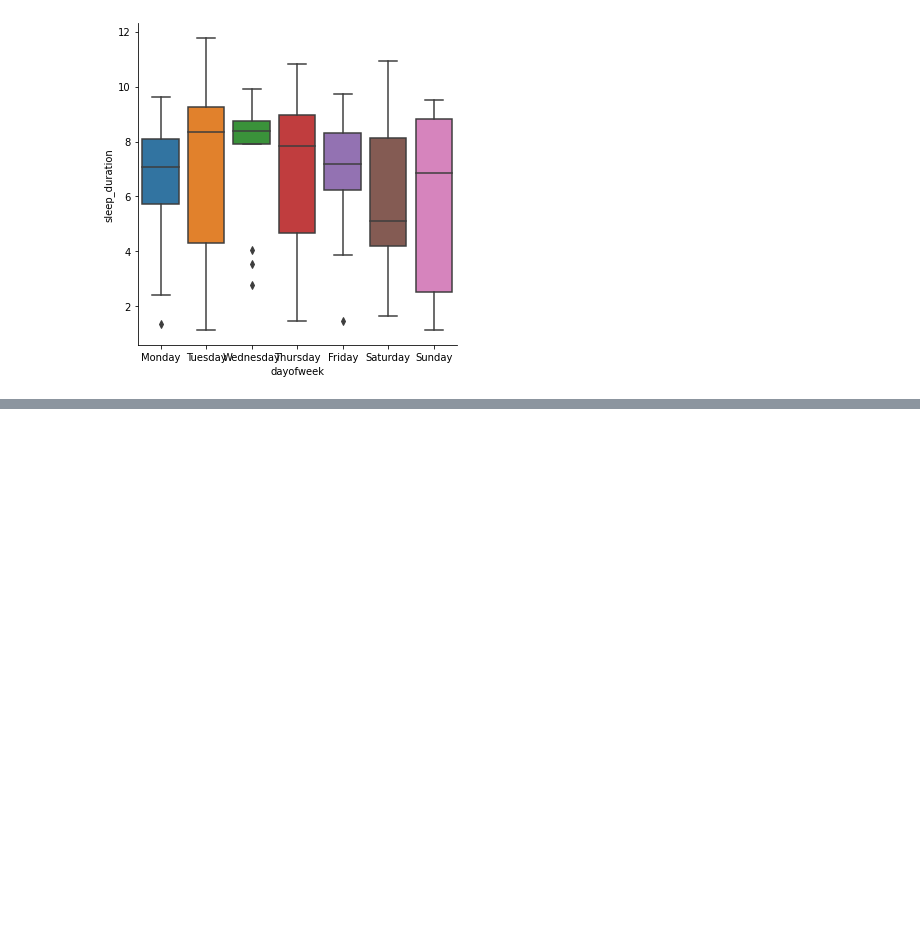
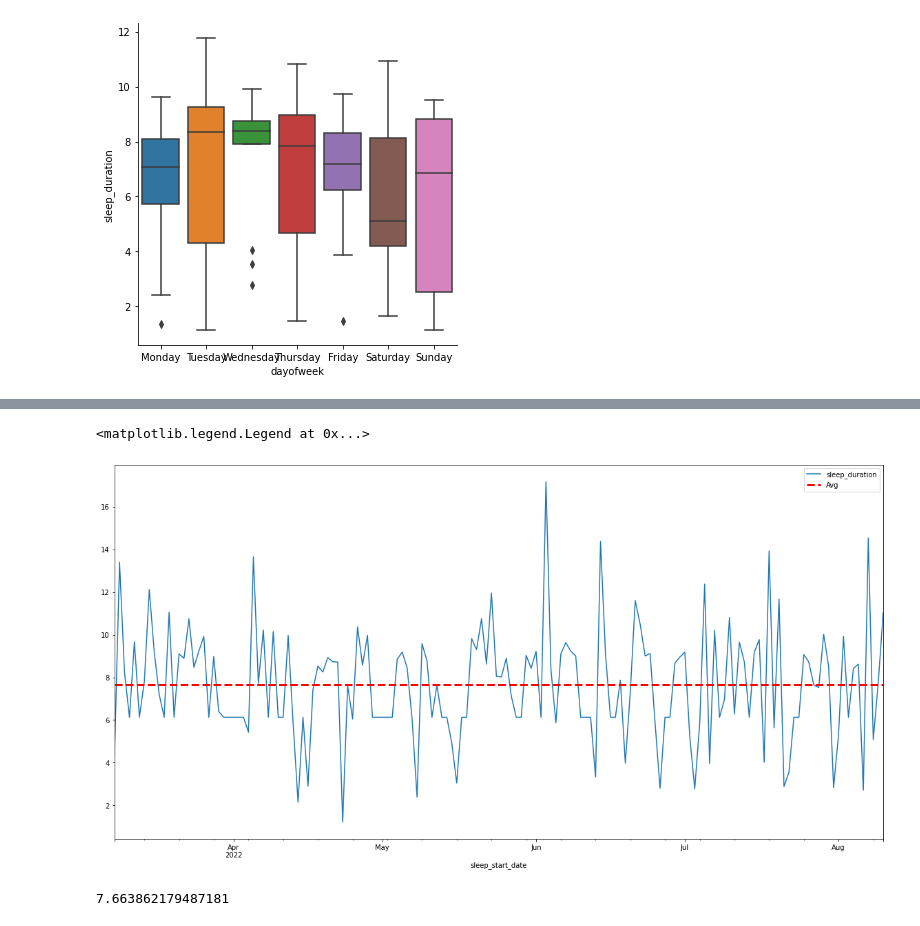
Before and after one commit to Brierley77/Sleep_Data_Analysis, a Jupyter notebook: Sleep Data Analysis .ipynb, the cells around one changed output, grey strips where cells are left out. Drawn from its saved outputs; the diff is of its cells as text; code cells hidden in the pictures; blank space fills up the shorter version.

```diff
--- a/Sleep Data Analysis .ipynb
+++ b/Sleep Data Analysis .ipynb
@@ -482,0 +530,18 @@ df2.head()
+# %%
+df_2_num['sleep_duration'] = df_2_num['sleep_duration'].replace(0.0, df_2_num['sleep_duration'].mean())
+# %%
+plt.figure(figsize=(20,10))
+
+df_2_num.sleep_duration.plot()
+
+
+# plotting the average line
+plt.axhline(y=np.nanmean(df_2_num.sleep_duration), color='red', linestyle='--', linewidth=3, label='Avg')
+plt.legend()
+# %% [output]
+<matplotlib.legend.Legend at 0x...>
+[figure, added]
+# %%
+df_2_num.sleep_duration.mean()
+# %% [output]
+7.663862179487181
```
Also changed, not shown: parts of 139 cells of this notebook.
